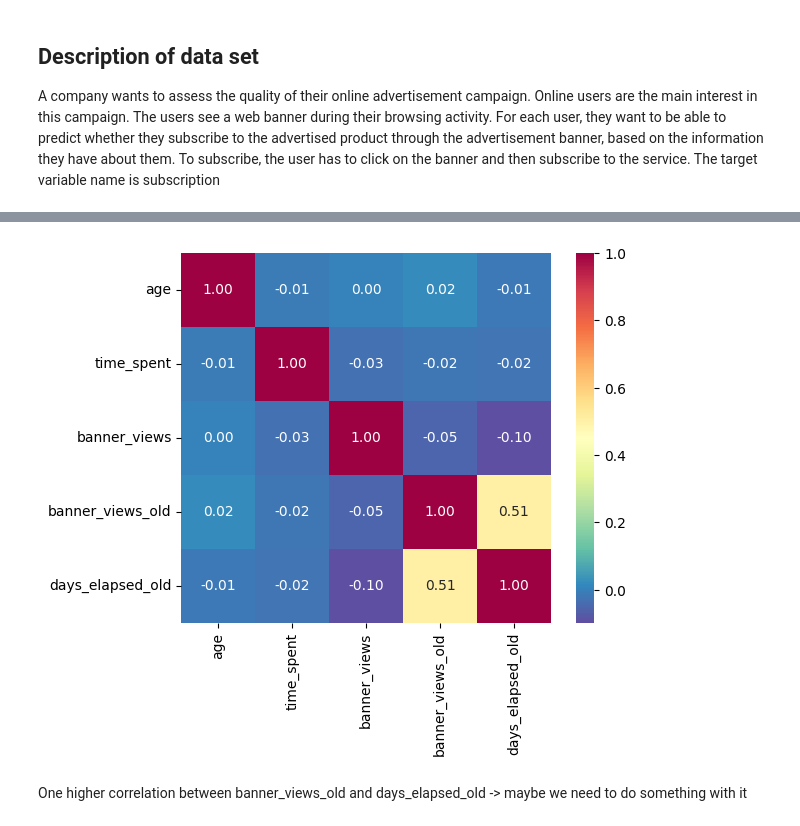
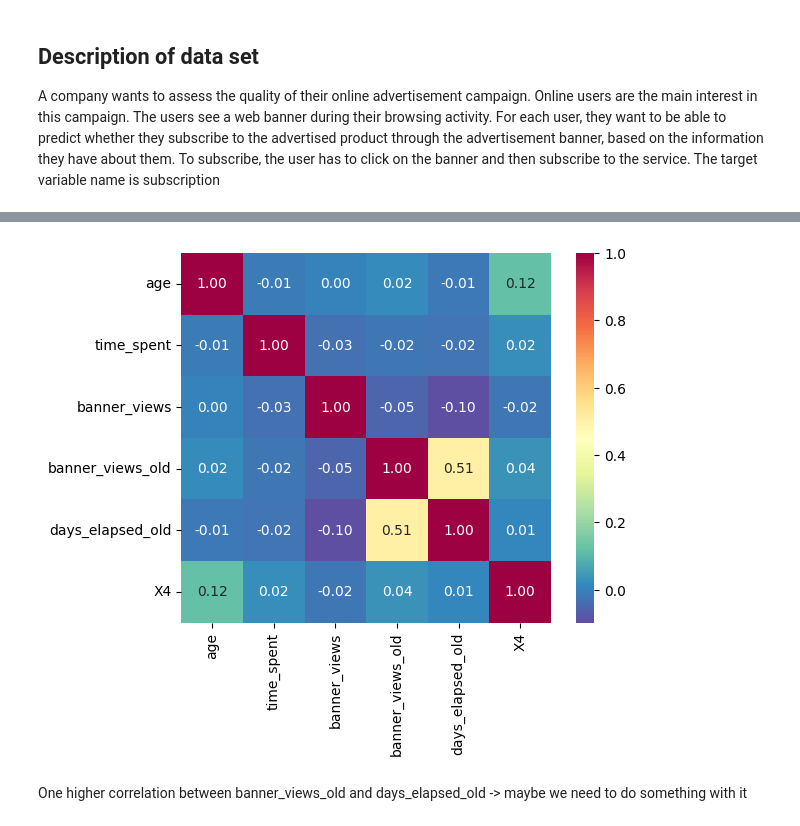
Before and after one commit to realbigi/ML_Data_Competition, a Jupyter notebook: Report.ipynb, the cells around one changed output, grey strips where cells are left out. Drawn from its saved outputs; the diff is of its cells as text; code cells hidden in the pictures.

```diff
--- a/Report.ipynb
+++ b/Report.ipynb
@@ -22,0 +38,4 @@ service. The target variable name is subscription
+# %%
+train = pd.read_csv('data/MLUnige2023_subscriptions_train.csv', index_col='Id', na_values='na', header=0)
+train.shape
+train
@@ -23,8 +59,13 @@ service. The target variable name is subscription
 # %%
-train = pd.read_csv('data/MLUnige2023_subscriptions_train.csv', index_col='Id', na_values='na', header=0).astype({'job':'category', 'marital':'category', 'education':'category', 'device':'category', 'outcome_old':'category', 'X1':'bool', 'X2':'bool', 'X3':'bool', 'X4':'bool', 'subscription':'bool', 'day':'category', 'month':'category'})
-test = pd.read_csv('data/MLUnige2023_subscriptions_test.csv', index_col='Id', na_values='na', header=0).astype({'job':'category', 'marital':'category', 'education':'category', 'device':'category', 'outcome_old':'category', 'X1':'bool', 'X2':'bool', 'X3':'bool', 'X4':'bool', 'day':'category', 'month':'category'})
+# train
+train = train.astype({'job':'category', 'marital':'category', 'education':'category', 'device':'category', 'outcome_old':'category', 'X1':'bool', 'X2':'bool', 'X3':'bool', 'X4':'float64', 'subscription':'bool', 'day':'category', 'month':'category'})
 train.day = pd.Categorical(train.day, ordered=True)
+train.month = pd.Categorical(train.month, ordered=True)
+train['date'] = train[['day', 'month']].apply(lambda x: datetime.datetime(year=2022, month=x['month'], day=x['day']).strftime('%Y-%m-%d'), axis=1)
+
+# test
+test = pd.read_csv('data/MLUnige2023_subscriptions_test.csv', index_col='Id', na_values='na', header=0)
+test = test.astype({'job':'category', 'marital':'category', 'education':'category', 'device':'category', 'outcome_old':'category', 'X1':'bool', 'X2':'bool', 'X3':'bool', 'X4':'float64', 'subscription':'bool', 'day':'category', 'month':'category'})
 test.day = pd.Categorical(test.day, ordered=True)
-train.month = pd.Categorical(train.month, ordered=True)
 test.month = pd.Categorical(test.month, ordered=True)
-train.head()
+test['date'] = test[['day', 'month']].apply(lambda x: datetime.datetime(year=2022, month=x['month'], day=x['day']).strftime('%Y-%m-%d'), axis=1)
@@ -66,6 +111,6 @@ memory usage: 527.1 KB
 # %%
-categorical_columns = train.select_dtypes(include=["category","bool"])
+categorical_columns = train.select_dtypes(include=["category","bool", "object"])
 categorical_columns_names = list(categorical_columns.columns)
-numerical_columns = train.select_dtypes(exclude=["category","bool"])
+numerical_columns = train.select_dtypes(exclude=["category","bool", "object"])
 numerical_columns_names = list(numerical_columns)
 numerical_columns_and_subscription = pd.concat([numerical_columns, train.subscription], axis=1)
@@ -104,17 +210,17 @@ numerical columns do not have NA's. GOOD! We definitely need to scale.
 # %%
-corrmat = numerical_columns.corr(numeric_only=True)
+corrmat = numerical_columns.corr(numeric_only=True, )
 hm = sns.heatmap(corrmat,
                  cbar=True,
                  annot=True,
                  square=True,
                  fmt='.2f',
                  annot_kws={'size': 10},
                  yticklabels= numerical_columns_names,
                  xticklabels=numerical_columns_names,
                  cmap="Spectral_r")
 plt.show()
 # %% [output]
-[figure, old version]
+[figure, new version]
 # %% [markdown]
 One higher correlation between banner_views_old and days_elapsed_old -> maybe we need to do something with it
 # %%
```
Also changed, not shown: parts of 28 cells of this notebook, 1 other file.
